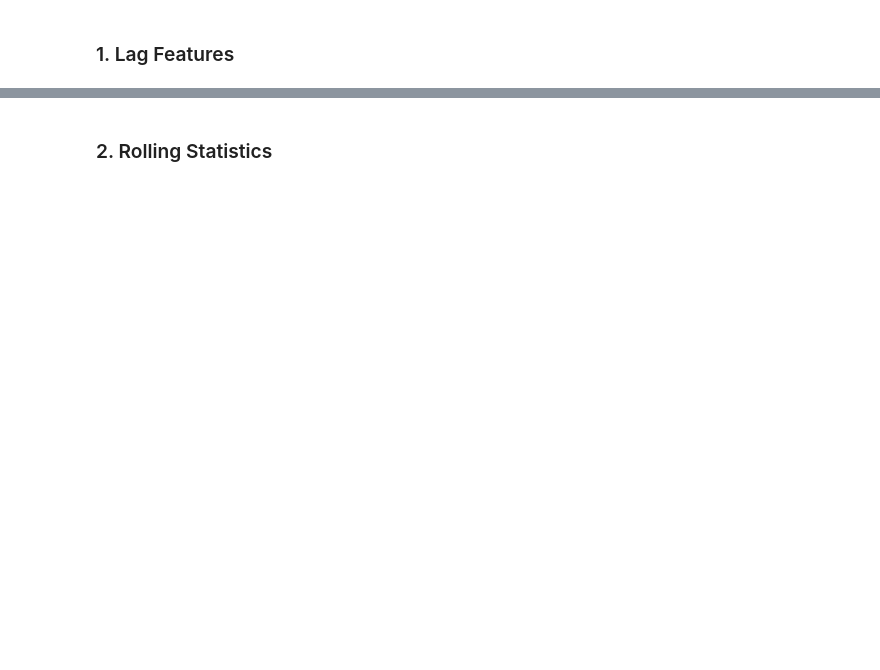
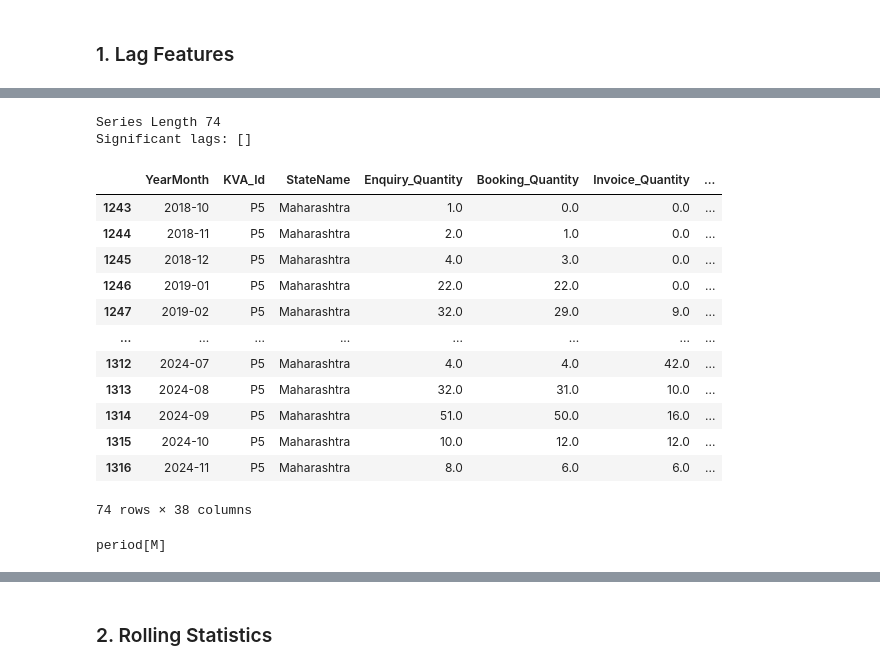
Before and after one commit to TanayY/MPL, a Jupyter notebook: notebooks/new_anaylsis.ipynb, the cells around one changed output, grey strips where cells are left out. Saved outputs shown, nothing was run; the diff lists cells and outputs as text; code cells hidden in the pictures; blank space fills up the shorter version.

```diff
--- a/notebooks/new_anaylsis.ipynb
+++ b/notebooks/new_anaylsis.ipynb
@@ -680,3 +726,45 @@ for col in ["Enquiry_Quantity", "Booking_Quantity", "Invoice_Quantity"]:
         combined_df_filled[f"{col}_lag{lag}"] = combined_df_filled.groupby(
             ["KVA_Id", "StateName"]
         )[col].shift(lag)
+# %%
+def significant_lags_acf(series, alpha=0.05):
+    print("Series Length", len(series))
+    acf_values, confint = acf(series, nlags=len(series) - 1, alpha=alpha)
+    upper_bound = confint[:, 1]
+    # print("ACF_Values :", acf_values)
+    # print("Upper Bound: ", upper_bound)
+
+    significant_lags = [
+        lag for lag, value in enumerate(acf_values) if abs(value) > upper_bound[lag]
+    ]
+
+    return significant_lags
+
+
+subset = combined_df_filled[
+    (combined_df_filled["KVA_Id"] == "P5")
+    & (combined_df_filled["StateName"] == "Maharashtra")
+]
+
+lags = significant_lags_acf(subset["Enquiry_Quantity"])
+
+print(f"Significant lags:", lags)
+# %% [output]
+Series Length 74
+Significant lags: []
+# %%
+subset
+# %% [output]
+|  | YearMonth | KVA_Id | StateName | Enquiry_Quantity | Booking_Quantity | Invoice_Quantity | ... |
+| 1243 | 2018-10 | P5 | Maharashtra | 1.0 | 0.0 | 0.0 | ... |
+| 1244 | 2018-11 | P5 | Maharashtra | 2.0 | 1.0 | 0.0 | ... |
+| 1245 | 2018-12 | P5 | Maharashtra | 4.0 | 3.0 | 0.0 | ... |
+| 1246 | 2019-01 | P5 | Maharashtra | 22.0 | 22.0 | 0.0 | ... |
+| 1247 | 2019-02 | P5 | Maharashtra | 32.0 | 29.0 | 9.0 | ... |
+| ... | ... | ... | ... | ... | ... | ... | ... |
+| 1312 | 2024-07 | P5 | Maharashtra | 4.0 | 4.0 | 42.0 | ... |
+| 1313 | 2024-08 | P5 | Maharashtra | 32.0 | 31.0 | 10.0 | ... |
+| 1314 | 2024-09 | P5 | Maharashtra | 51.0 | 50.0 | 16.0 | ... |
+| 1315 | 2024-10 | P5 | Maharashtra | 10.0 | 12.0 | 12.0 | ... |
+| 1316 | 2024-11 | P5 | Maharashtra | 8.0 | 6.0 | 6.0 | ... |
+74 rows × 38 columns
@@ -682,0 +775,4 @@ for col in ["Enquiry_Quantity", "Booking_Quantity", "Invoice_Quantity"]:
+# %%
+print(subset["YearMonth"].dtype)
+# %% [output]
+period[M]
```
Also changed, not shown: parts of 41 cells of this notebook, 2 other files.
